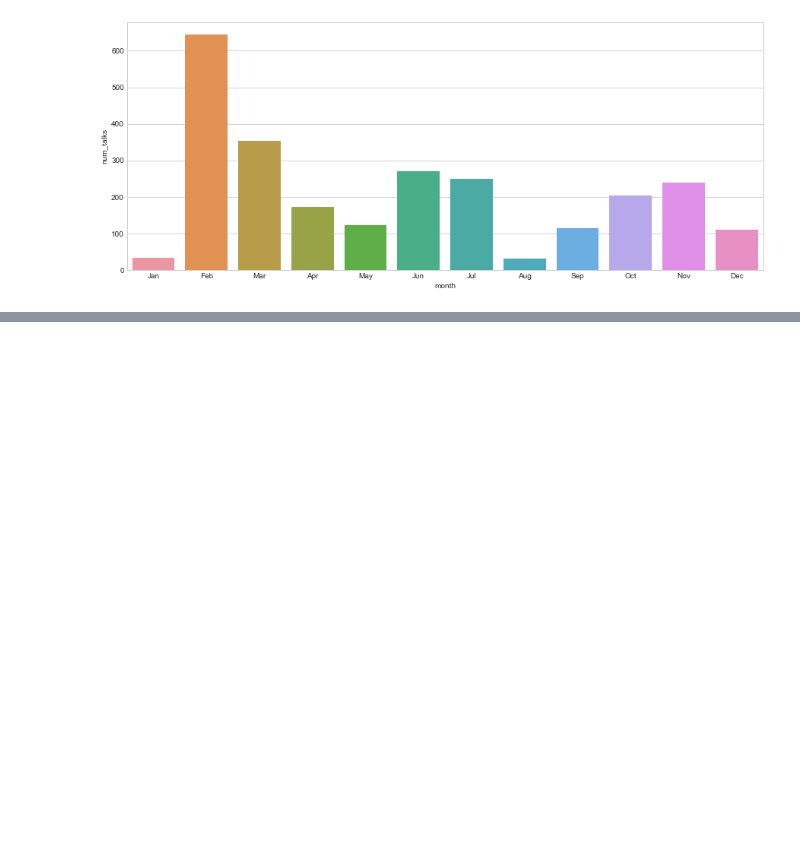
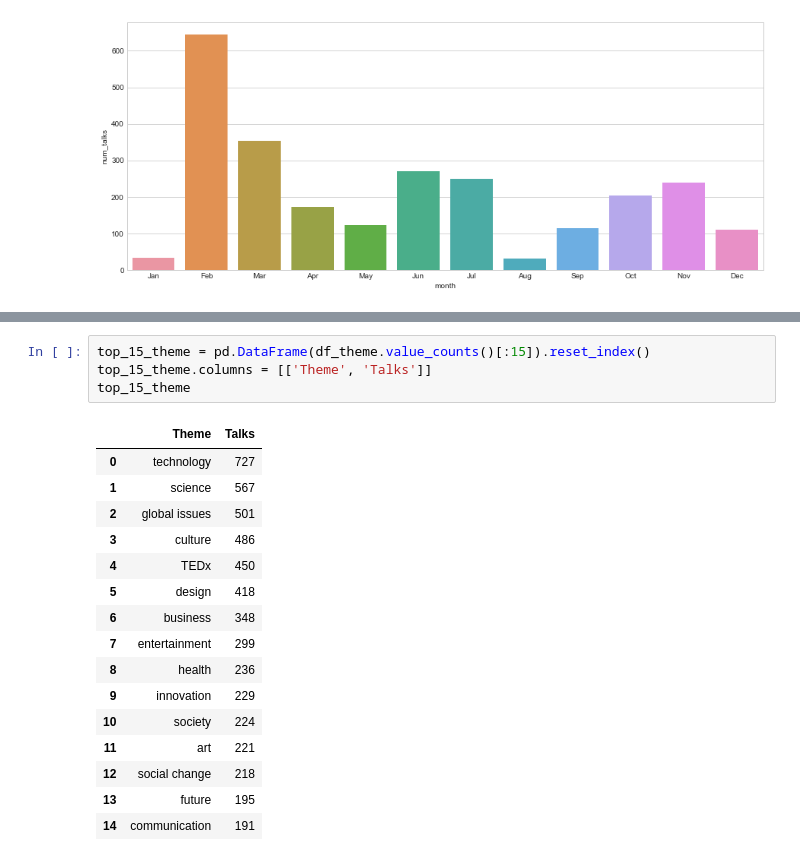
Before and after one commit to MengYao89/Data_Analysis, a Jupyter notebook: Real_World_Data_Analysis/TED_Talks/TED_Talk_Analysis.ipynb, the cells around one changed output, grey strips where cells are left out. Cells and saved outputs as stored; diff of their text form; blank space fills up the shorter version.

```diff
--- a/Real_World_Data_Analysis/TED_Talks/TED_Talk_Analysis.ipynb
+++ b/Real_World_Data_Analysis/TED_Talks/TED_Talk_Analysis.ipynb
@@ -280,0 +297,21 @@ sns.barplot(x='month', y='num_talks', data=df_month, order=month_order)
+# %%
+top_15_theme = pd.DataFrame(df_theme.value_counts()[:15]).reset_index()
+top_15_theme.columns = [['Theme', 'Talks']]
+top_15_theme
+# %% [output]
+|  | Theme | Talks |
+| 0 | technology | 727 |
+| 1 | science | 567 |
+| 2 | global issues | 501 |
+| 3 | culture | 486 |
+| 4 | TEDx | 450 |
+| 5 | design | 418 |
+| 6 | business | 348 |
+| 7 | entertainment | 299 |
+| 8 | health | 236 |
+| 9 | innovation | 229 |
+| 10 | society | 224 |
+| 11 | art | 221 |
+| 12 | social change | 218 |
+| 13 | future | 195 |
+| 14 | communication | 191 |
```
Also changed, not shown: parts of 3 cells of this notebook.
